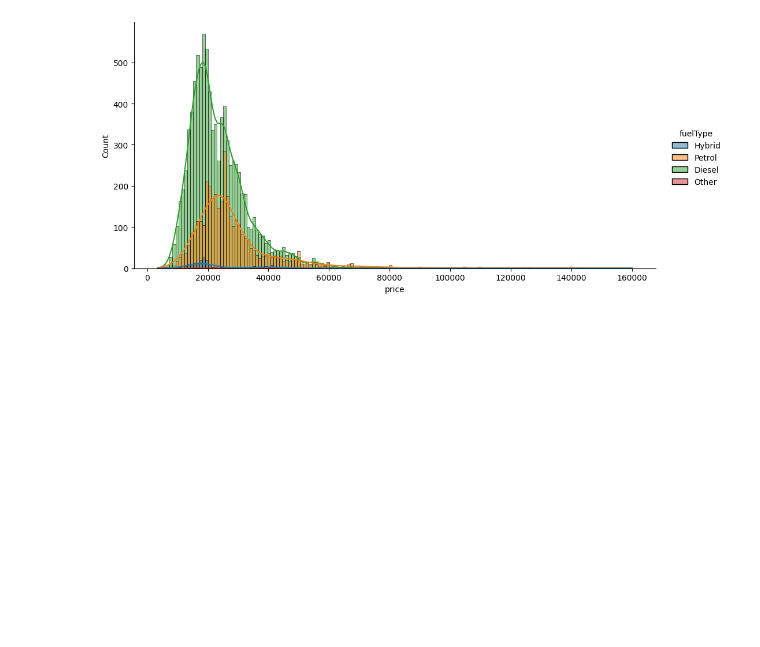
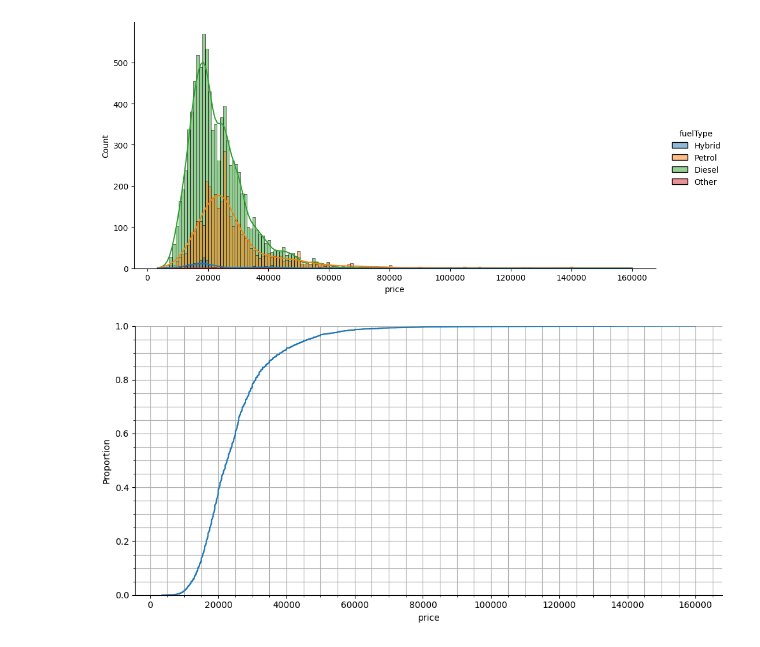
Before and after one commit to Bilol2747/python_darslarim, a Jupyter notebook: Graphics.ipynb, the cells around one changed output. Saved outputs shown, nothing was run; the diff lists cells and outputs as text; code cells hidden in the pictures; blank space fills up the shorter version.

```diff
--- a/Graphics.ipynb
+++ b/Graphics.ipynb
@@ -279,3 +279,10 @@ sns.displot(data=df, x='price', kde=True, hue='fuelType', height=5, aspect=2)
 plt.show()
 # %% [output]
 [figure]
+# %%
+sns.displot(data=df, x='price', kind='ecdf', height=5, aspect=2)
+plt.grid(which='both')
+plt.minorticks_on()
+plt.show()
+# %% [output]
+[figure, added]
```
Also changed, not shown: parts of 10 cells of this notebook.
